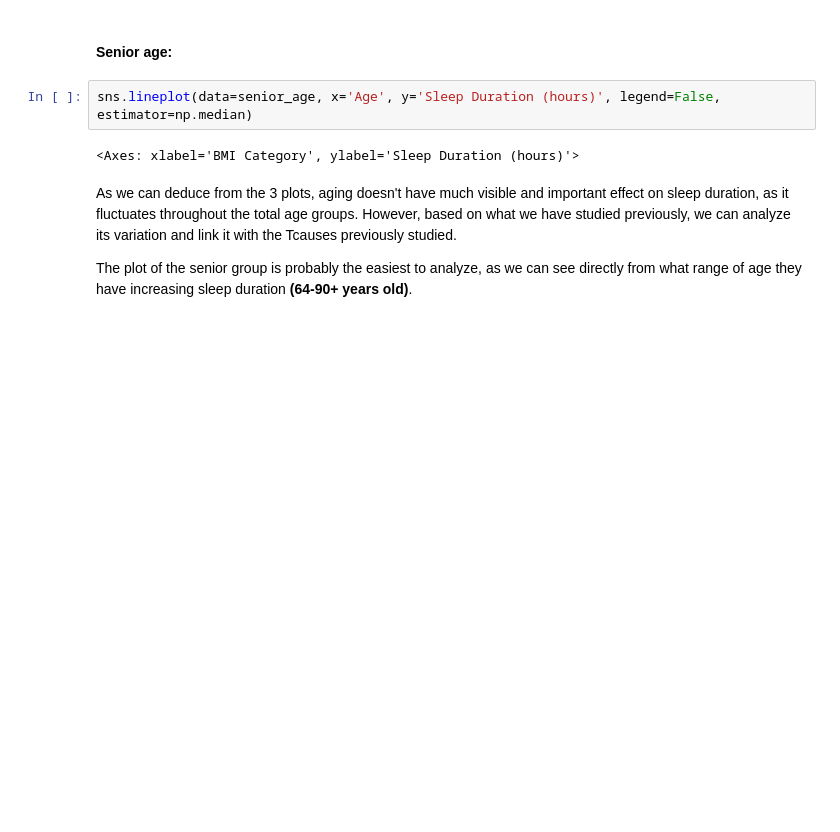
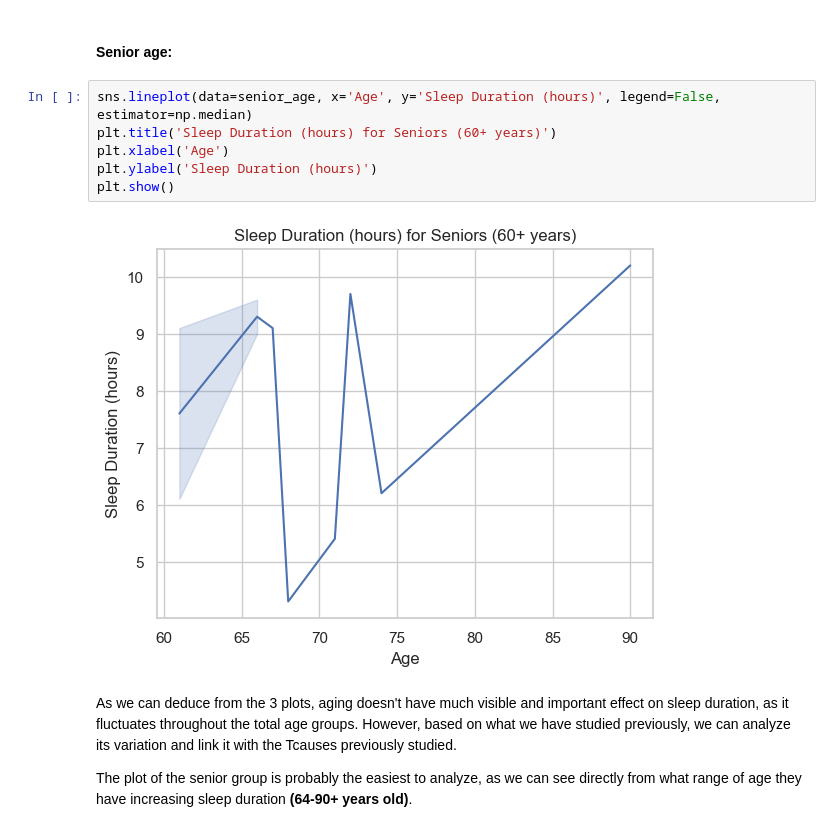
Before and after one commit to fisherlul/fisherlul.github.io, a Jupyter notebook: Sleep Analysis/analysis.ipynb, the cells around one changed output. Cells and saved outputs as stored; diff of their text form; blank space fills up the shorter version.

```diff
--- a/Sleep Analysis/analysis.ipynb
+++ b/Sleep Analysis/analysis.ipynb
@@ -146,8 +154,12 @@ sns.lineplot(data=middled_age, x='Age', y='Sleep Duration (hours)', legend=False
 #### **Senior age**:
 # %%
 sns.lineplot(data=senior_age, x='Age', y='Sleep Duration (hours)', legend=False, estimator=np.median)
+plt.title('Sleep Duration (hours) for Seniors (60+ years)')
+plt.xlabel('Age')
+plt.ylabel('Sleep Duration (hours)')
+plt.show()
 # %% [output]
-<Axes: xlabel='BMI Category', ylabel='Sleep Duration (hours)'>
+[figure, added]
 # %% [markdown]
 As we can deduce from the 3 plots, aging doesn't have much visible and important effect on sleep duration, as it fluctuates throughout the total age groups. However, based on what we have studied previously, we can analyze its variation and link it with the Tcauses previously studied.
 
```
Also changed, not shown: parts of 3 cells of this notebook.
